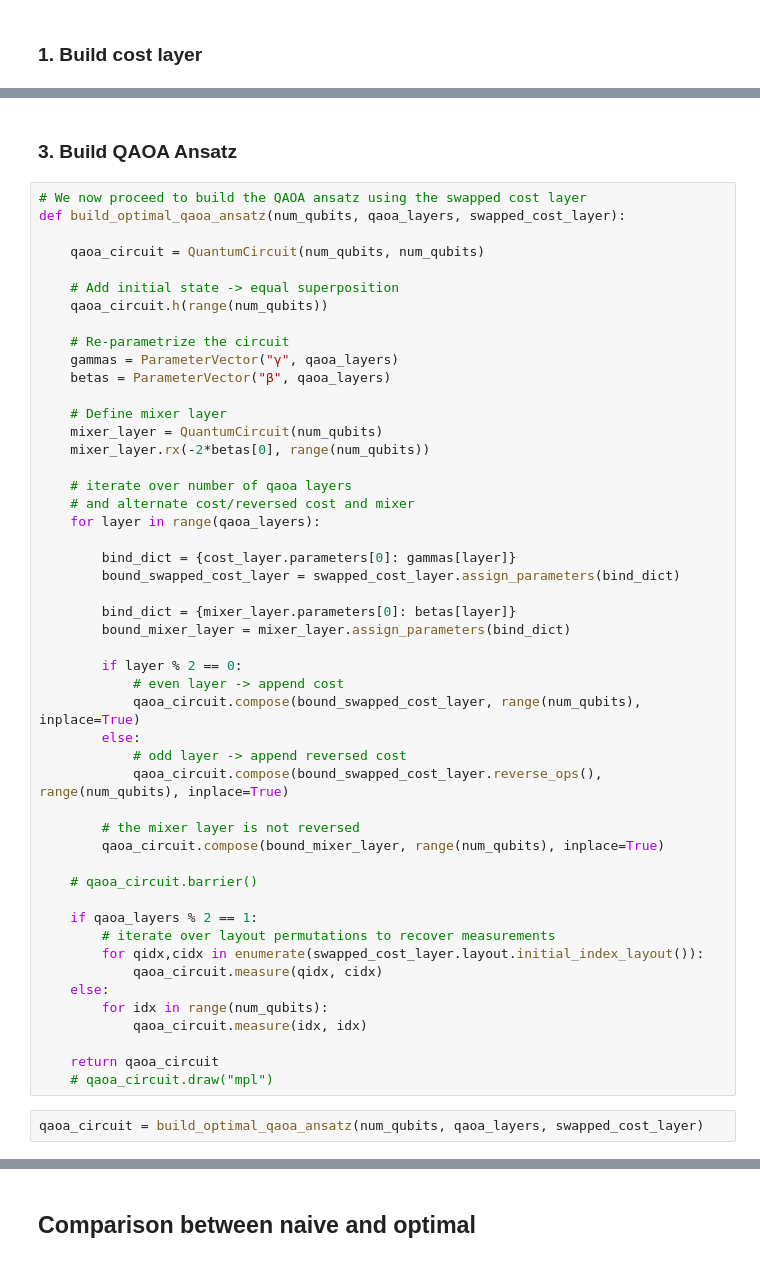
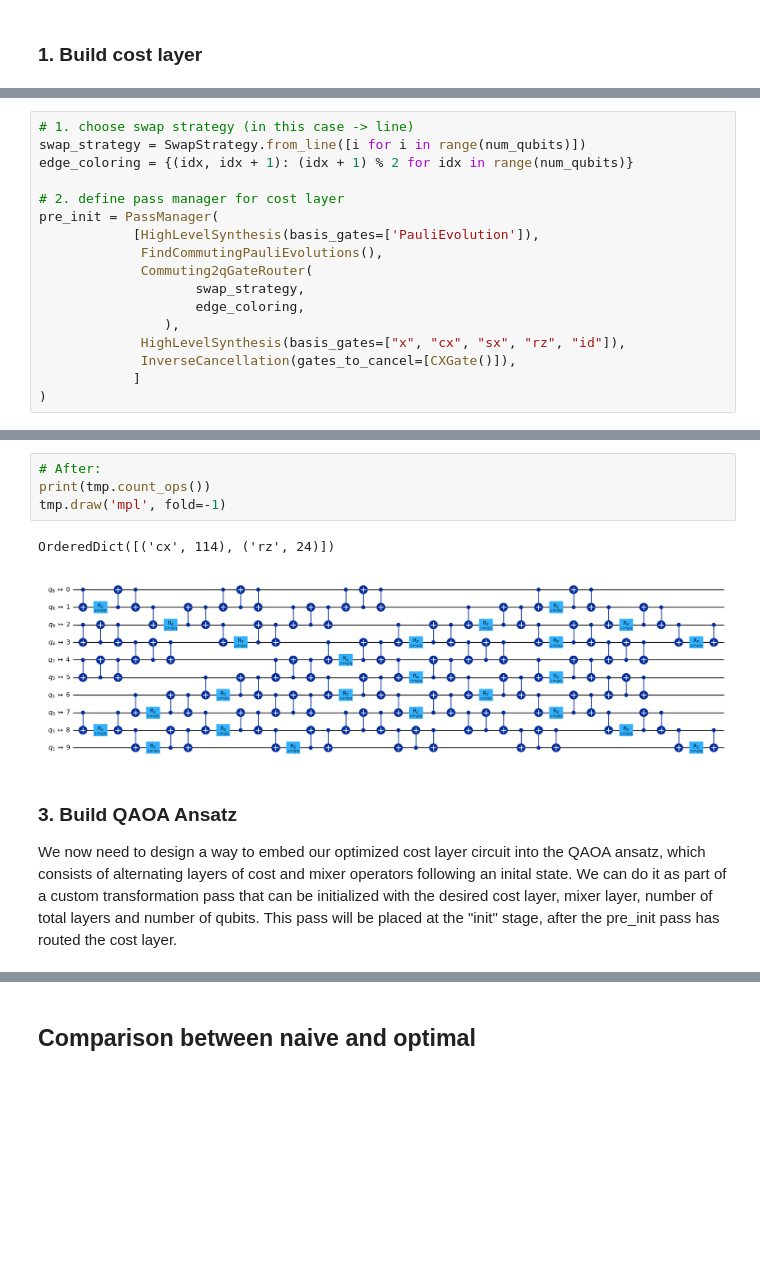
Before and after one commit to qiskit-community/qopt-best-practices, a Jupyter notebook: how_tos/how_to_apply_optimal_qaoa_transpilation.ipynb, the cells around one changed output, grey strips where cells are left out. Drawn from its saved outputs; the diff is of its cells as text; blank space fills up the shorter version.

```diff
--- a/how_tos/how_to_apply_optimal_qaoa_transpilation.ipynb
+++ b/how_tos/how_to_apply_optimal_qaoa_transpilation.ipynb
@@ -211,0 +237,17 @@ OrderedDict([('cx', 114), ('rz', 24)])
+# %%
+# 1. choose swap strategy (in this case -> line)
+swap_strategy = SwapStrategy.from_line([i for i in range(num_qubits)])
+edge_coloring = {(idx, idx + 1): (idx + 1) % 2 for idx in range(num_qubits)}
+
+# 2. define pass manager for cost layer
+pre_init = PassManager(
+            [HighLevelSynthesis(basis_gates=['PauliEvolution']),
+             FindCommutingPauliEvolutions(),
+             Commuting2qGateRouter(
+                    swap_strategy,
+                    edge_coloring,
+                ),
+             HighLevelSynthesis(basis_gates=["x", "cx", "sx", "rz", "id"]),
+             InverseCancellation(gates_to_cancel=[CXGate()]),
+            ]
+)
@@ -212,53 +265,11 @@ OrderedDict([('cx', 114), ('rz', 24)])
+# %%
+# After:
+print(tmp.count_ops())
+tmp.draw('mpl', fold=-1)
+# %% [output]
+OrderedDict([('cx', 114), ('rz', 24)])
+[figure, added]
 # %% [markdown]
 ### 3. Build QAOA Ansatz
+
+We now need to design a way to embed our optimized cost layer circuit into the QAOA ansatz, which consists of alternating layers of cost and mixer operators following an inital state. We can do it as part of a custom transformation pass that can be initialized with the desired cost layer, mixer layer, number of total layers and number of qubits. This pass will be placed at the "init" stage, after the pre_init pass has routed the cost layer.
-# %%
-# We now proceed to build the QAOA ansatz using the swapped cost layer
-def build_optimal_qaoa_ansatz(num_qubits, qaoa_layers, swapped_cost_layer):
-
-    qaoa_circuit = QuantumCircuit(num_qubits, num_qubits)
-
-    # Add initial state -> equal superposition
-    qaoa_circuit.h(range(num_qubits))
-
-    # Re-parametrize the circuit
-    gammas = ParameterVector("γ", qaoa_layers)
-    betas = ParameterVector("β", qaoa_layers)
-
-    # Define mixer layer
-    mixer_layer = QuantumCircuit(num_qubits)
-    mixer_layer.rx(-2*betas[0], range(num_qubits))
-
-    # iterate over number of qaoa layers
-    # and alternate cost/reversed cost and mixer
-    for layer in range(qaoa_layers):
-
-        bind_dict = {cost_layer.parameters[0]: gammas[layer]}
-        bound_swapped_cost_layer = swapped_cost_layer.assign_parameters(bind_dict)
-
-        bind_dict = {mixer_layer.parameters[0]: betas[layer]}
-        bound_mixer_layer = mixer_layer.assign_parameters(bind_dict)
-
-        if layer % 2 == 0:
-            # even layer -> append cost
-            qaoa_circuit.compose(bound_swapped_cost_layer, range(num_qubits), inplace=True)
-        else:
-            # odd layer -> append reversed cost
-            qaoa_circuit.compose(bound_swapped_cost_layer.reverse_ops(), range(num_qubits), inplace=True)
-
-        # the mixer layer is not reversed
-        qaoa_circuit.compose(bound_mixer_layer, range(num_qubits), inplace=True)
-
-    # qaoa_circuit.barrier()
-
-    if qaoa_layers % 2 == 1:
-        # iterate over layout permutations to recover measurements
-        for qidx,cidx in enumerate(swapped_cost_layer.layout.initial_index_layout()):
-            qaoa_circuit.measure(qidx, cidx)
-    else:
-        for idx in range(num_qubits):
-            qaoa_circuit.measure(idx, idx)
-
-    return qaoa_circuit
-    # qaoa_circuit.draw("mpl")
-# %%
-qaoa_circuit = build_optimal_qaoa_ansatz(num_qubits, qaoa_layers, swapped_cost_layer)
```
Also changed, not shown: parts of 80 cells of this notebook, 1 other file.
